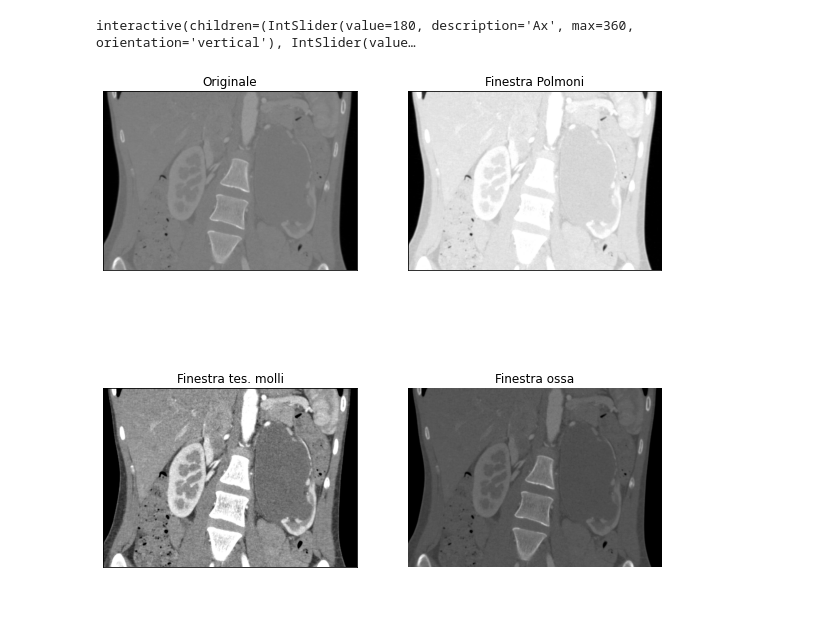
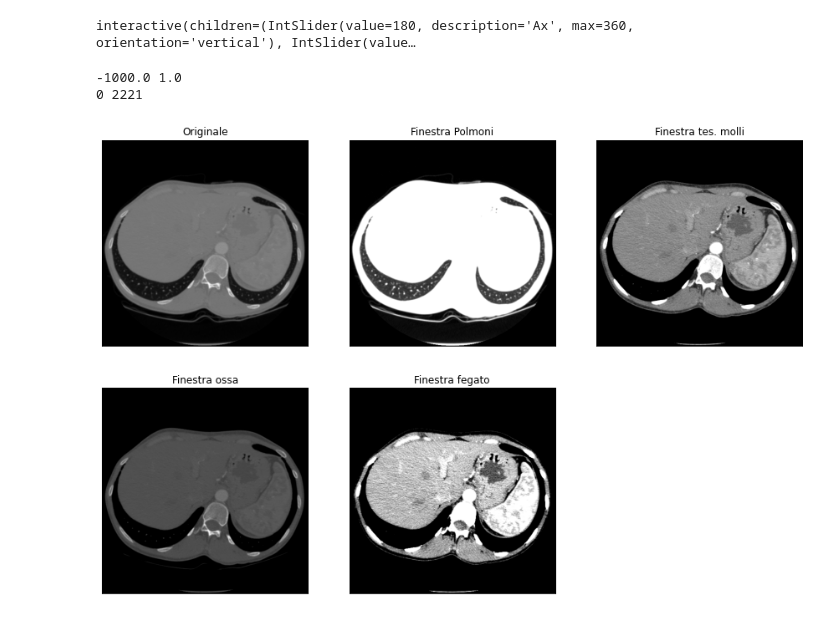
Before and after one commit to fredffsixty/Medical_Imaging, a Jupyter notebook: minipacs.ipynb, the cells around one changed output. Cells and saved outputs as stored; diff of their text form; code cells hidden in the pictures.

```diff
--- a/minipacs.ipynb
+++ b/minipacs.ipynb
@@ -158,7 +165,7 @@ def mini_pacs_viewer(directory):
 
         # display delle tre slice
         axes = plot_images([ax,sag,cor],\
-        labels=['Piano Assiale','Piano Sagittale','Piano Coronale'])
+        labels=['Piano Assiale','Piano Sagittale','Piano Coronale'],show=False)
 
         # display della traccia del piano assiale
         axes[0, 1].plot([0,dcm_volume[:,:,0].shape[1]-1],[a, a],'r-')
@@ -172,6 +179,8 @@ def mini_pacs_viewer(directory):
         axes[0, 1].plot([c, c],[0,dcm_volume[:,:,0].shape[0]-1],'b-')
         axes[0, 0].plot([0,dcm_volume[0,:,:].shape[1]-1],[c, c],'b-')
 
+        plt.show()
+
     # Creazione del widget
     w = interactive(draw_slices,a=axial,s=sagittal,c=coronal,l=lower,u=upper)
     w.layout.flex_flow='row wrap'
@@ -203,13 +202,38 @@ def compute_window(win, intercept, slope):
+# %%
+info = pydicom.dcmread('Data/series-00000/image-00107.dcm')
+(intercept, slope) = (float(info.RescaleIntercept), float(info.RescaleSlope))
+print(intercept, slope)
+print(np.min(volume[22,:,:]), np.max(volume[22,:,:]))
+# %% [output]
+-1000.0 1.0
+0 2221
+# %%
+def compute_window(dicom_image, win, slope, intercept):
+    """
+
+    Args:
+        dicom_data (FileDataSet | DicomDir): dato DICOM
+        win (dict): la finestra di visualizzazione del tessuto richiesto in HU
+        slope (int): la pendenza della legge di trasformazione dei pixel in HU
+        intercept (int): l'intercetta della legge di trasformazione dei pixel in HU
+
+    Returns:
+        numpy array: immagine trasformata in HU, finestrata e riscalata in 0, 255
+    """
+
+    lower = win['level'] - win['width']//2
+    upper = win['level'] + win['width']//2
+
+    x = dicom_image*slope + intercept
+
+    return window(x, lower, upper)
 # %%
-(ll, lu) = compute_window(lung, intercept, slope)
-(sl, su) = compute_window(soft, intercept, slope)
-(bl, bu) = compute_window(bone, intercept, slope)
+lung_slice = compute_window(volume[0,:,:], lung, slope, intercept)
+soft_slice = compute_window(volume[0,:,:], soft, slope, intercept)
+bone_slice = compute_window(volume[0,:,:], bone, slope, intercept)
+liver_slice = compute_window(volume[0,:,:], liver, slope, intercept)
 
-lung_slice = window(volume[:,256,:], ll, lu)
-soft_slice = window(volume[:,256,:], sl, su)
-bone_slice = window(volume[:,256,:], bl, bu)
-
-axes = plot_images([volume[:,256,:], lung_slice, soft_slice, bone_slice],\
-    labels=['Originale', 'Finestra Polmoni', 'Finestra tes. molli', 'Finestra ossa'])
+axes = plot_images([volume[0,:,:], lung_slice, soft_slice, bone_slice, liver_slice],\
+    labels=['Originale', 'Finestra Polmoni', 'Finestra tes. molli', 'Finestra ossa', 'Finestra fegato'])
 # %% [output]
-[figure, old version]
+[figure, new version]
```
Also changed, not shown: parts of 6 cells of this notebook, 9 other files.
